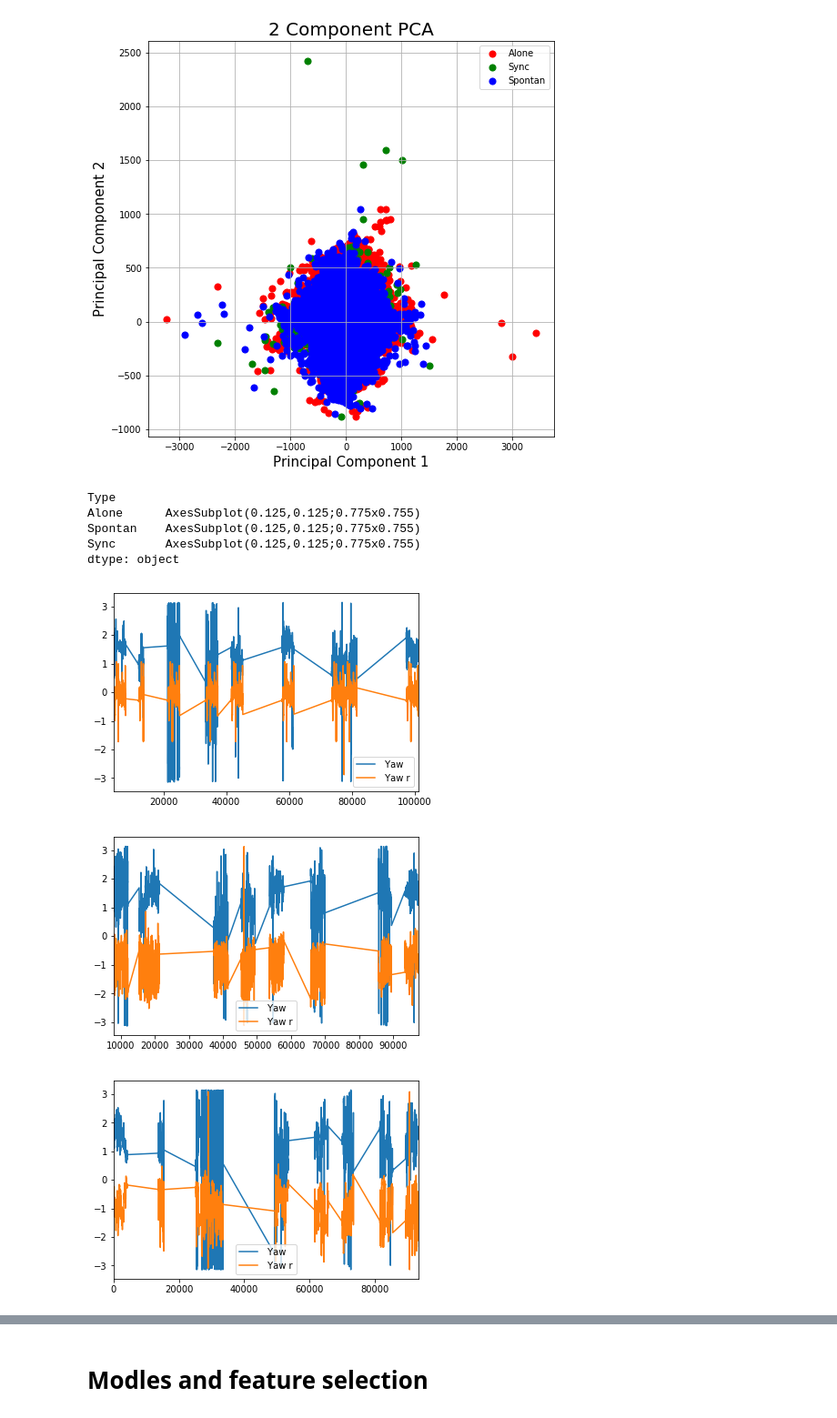
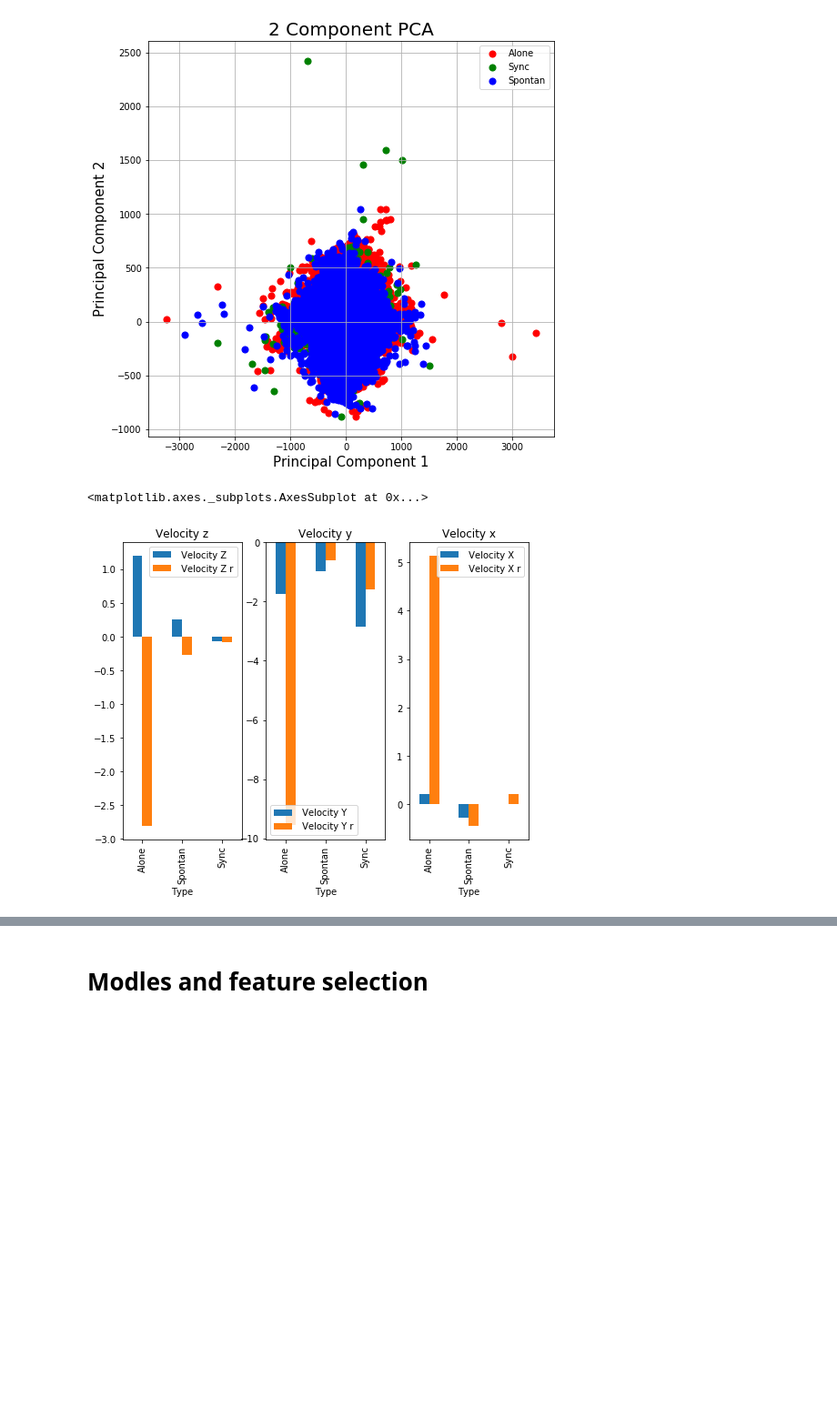
Before and after one commit to RoiPeleg/Datavis-project, a Jupyter notebook: hand recogntion.ipynb, the cells around one changed output, grey strips where cells are left out. Shown at 91% size. Drawn from its saved outputs; the diff is of its cells as text; code cells hidden in the pictures; blank space fills up the shorter version.

Commit message:
new graphes and adaboost

```diff
--- a/hand recogntion.ipynb
+++ b/hand recogntion.ipynb
@@ -185,17 +185,17 @@ ax.legend(targets)
 ax.grid()
 # %% [output]
 [figure]
-# %%
-train.groupby(['Type'])[' Yaw', ' Yaw r'].plot()
-# %% [output]
-Type
-Alone      AxesSubplot(0.125,0.125;0.775x0.755)
-Spontan    AxesSubplot(0.125,0.125;0.775x0.755)
-Sync       AxesSubplot(0.125,0.125;0.775x0.755)
-dtype: object
-[figure, removed]
-[figure, removed]
-[figure, removed]
+# %%
+fig = plt.figure(figsize=(8, 6))
+ax = fig.add_subplot(1,3,1)
+train.groupby(['Type'])[' Velocity Z', ' Velocity Z r'].mean().plot(kind='bar', title='Velocity z', ax=ax)
+ax2 = fig.add_subplot(1,3,2)
+train.groupby(['Type'])[' Velocity Y', ' Velocity Y r'].mean().plot(kind='bar', title= 'Velocity y',ax=ax2)
+ax3 = fig.add_subplot(1,3,3)
+train.groupby(['Type'])[' Velocity X', ' Velocity X r'].mean().plot(kind='bar', title= 'Velocity x',ax=ax3)
+# %% [output]
+<matplotlib.axes._subplots.AxesSubplot at 0x...>
+[figure, added]
 # %%
 df = train.drop('Name',axis=1)
 fig = plt.figure(figsize=(12, 10))
```
Also changed, not shown: parts of 4 cells of this notebook.
